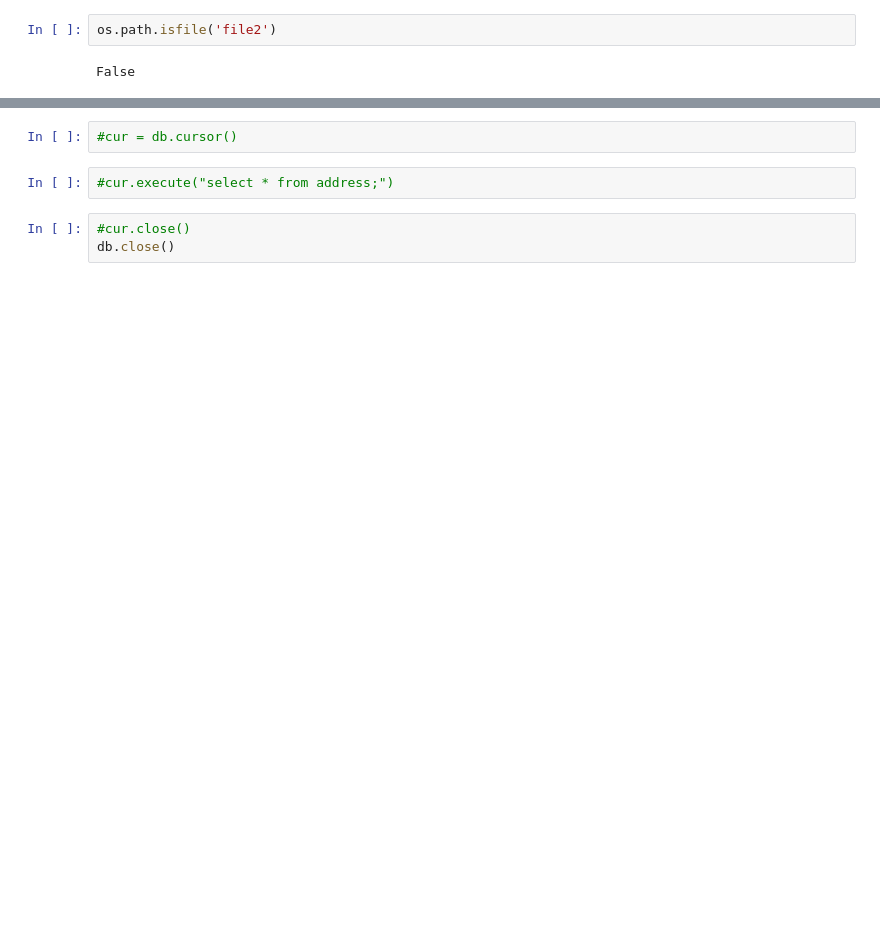
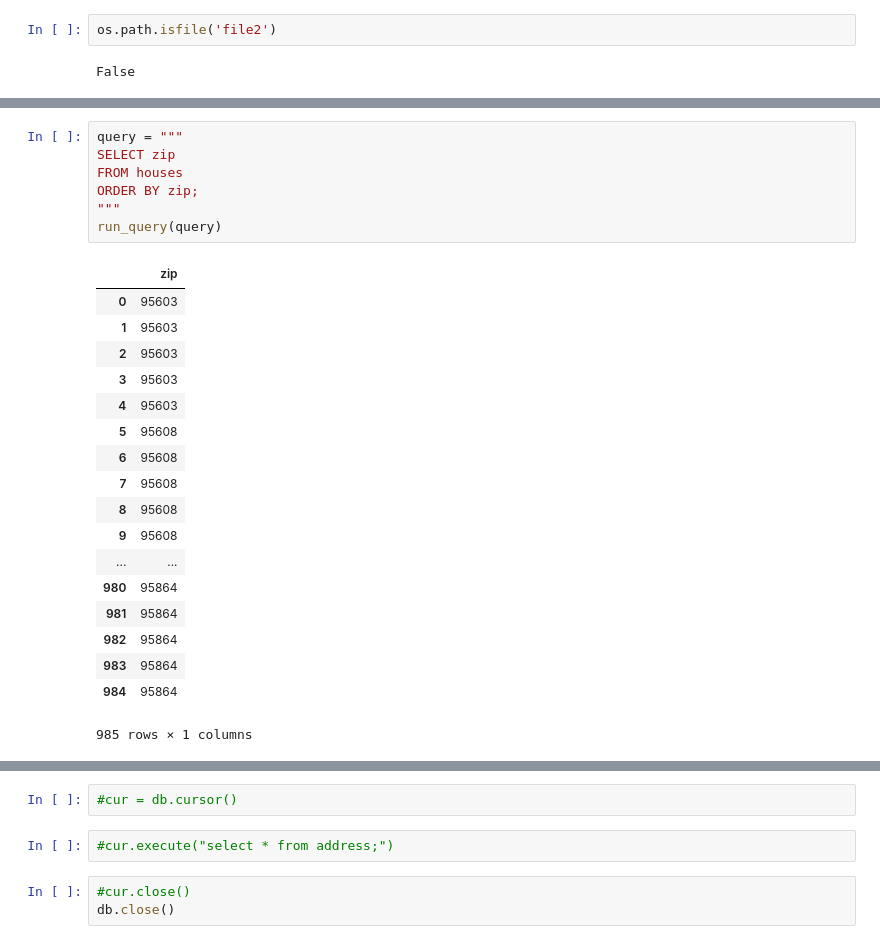
Before and after one commit to coryjennings93/codeLou_Python, a Jupyter notebook: PythondatabaseProject.ipynb, the cells around one changed output, grey strips where cells are left out. Cells and saved outputs as stored; diff of their text form; blank space fills up the shorter version.

```diff
--- a/PythondatabaseProject.ipynb
+++ b/PythondatabaseProject.ipynb
@@ -42,0 +126,26 @@ df.to_sql("address", db, if_exists="replace")
+# %%
+query = """
+SELECT zip
+FROM houses
+ORDER BY zip;
+"""
+run_query(query)
+# %% [output]
+|  | zip |
+| 0 | 95603 |
+| 1 | 95603 |
+| 2 | 95603 |
+| 3 | 95603 |
+| 4 | 95603 |
+| 5 | 95608 |
+| 6 | 95608 |
+| 7 | 95608 |
+| 8 | 95608 |
+| 9 | 95608 |
+| ... | ... |
+| 980 | 95864 |
+| 981 | 95864 |
+| 982 | 95864 |
+| 983 | 95864 |
+| 984 | 95864 |
+985 rows × 1 columns
```
Also changed, not shown: parts of 16 cells of this notebook, 2 other files.
